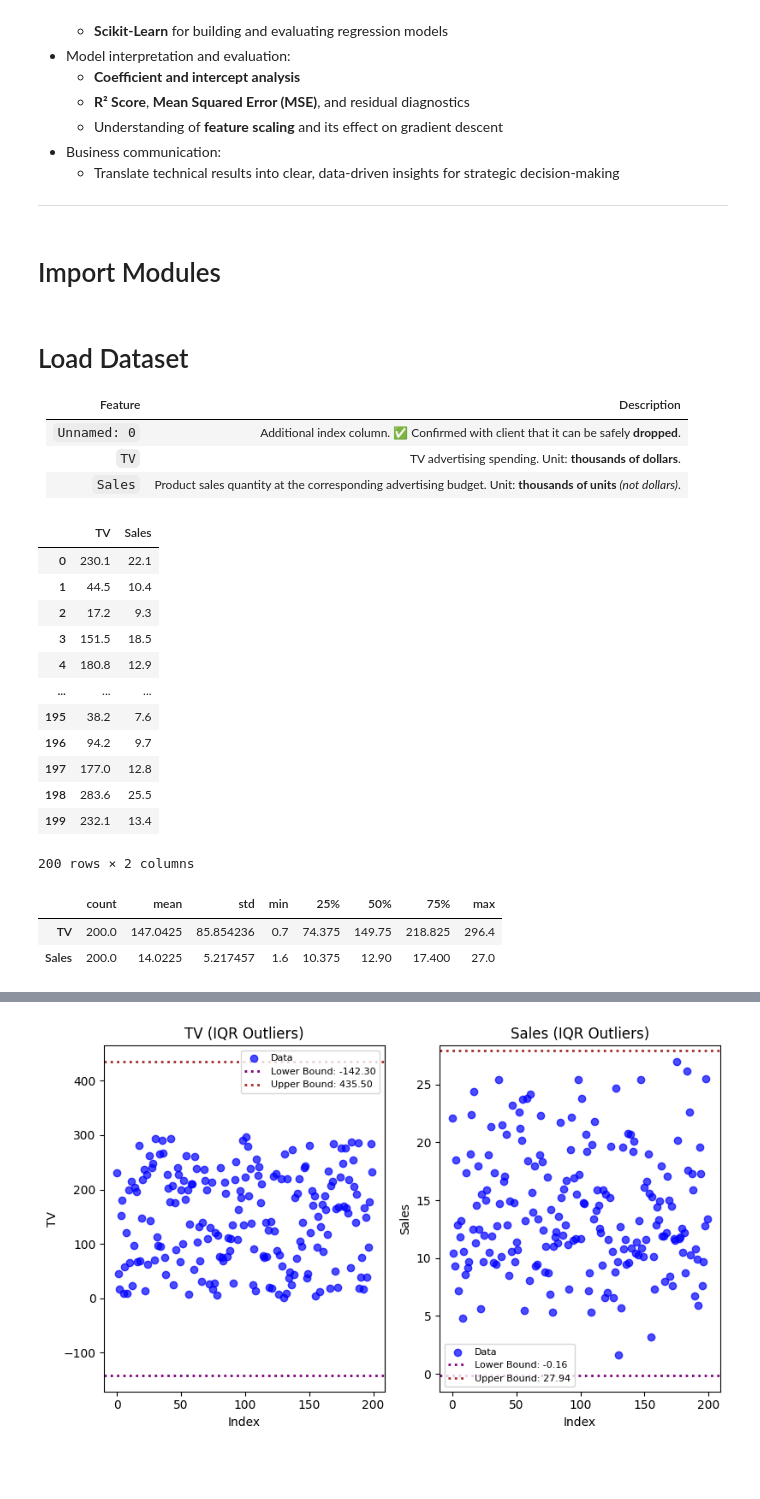
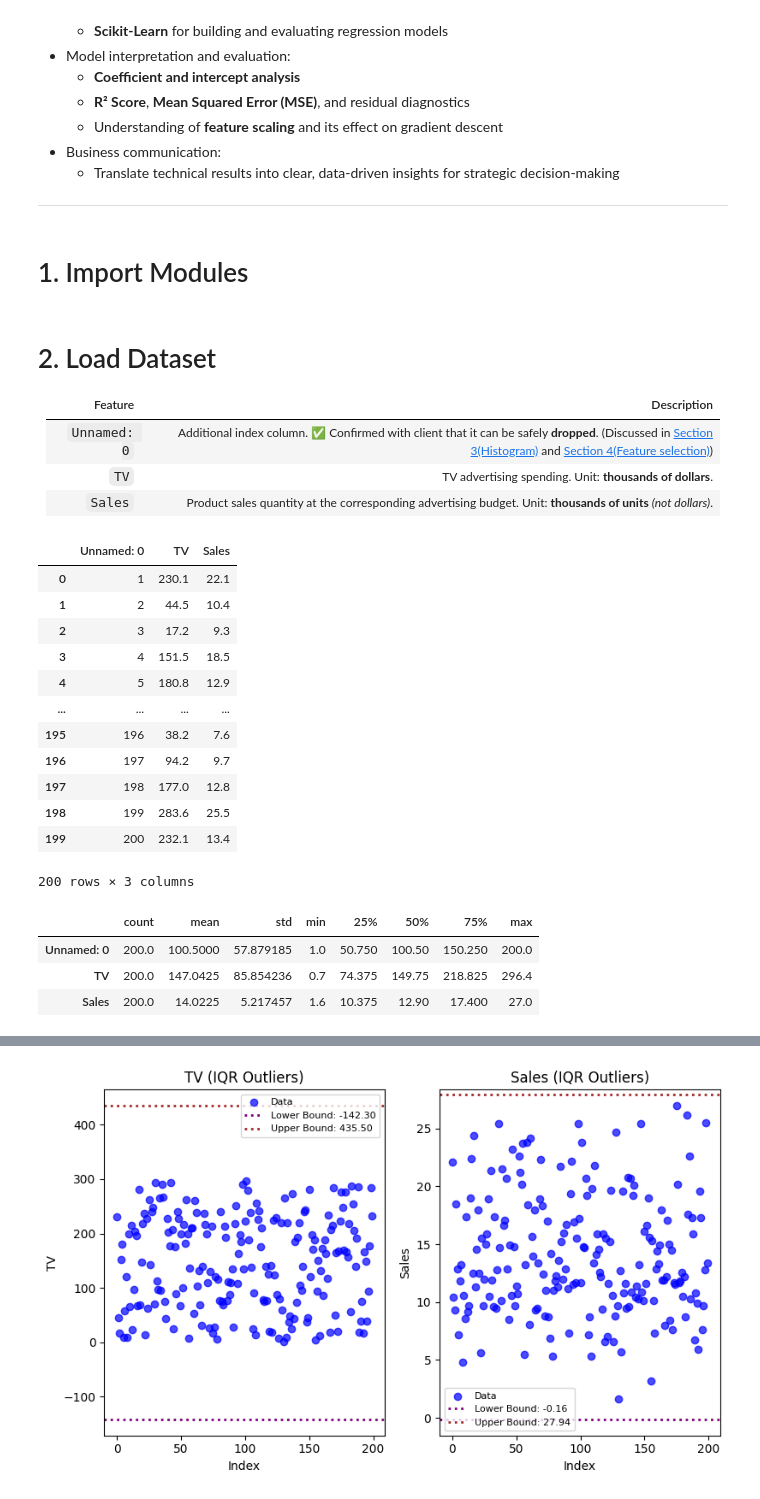
Before and after one commit to alextianyf/LinearRegression-CaseStudy-Spend-Sale-Prediction, a Jupyter notebook: notebooks/01-Simple-LinearRegression.ipynb, the cells around one changed output, grey strips where cells are left out. Drawn from its saved outputs; the diff is of its cells as text; code cells hidden in the pictures; blank space fills up the shorter version.

```diff
--- a/notebooks/01-Simple-LinearRegression.ipynb
+++ b/notebooks/01-Simple-LinearRegression.ipynb
@@ -46,7 +46,7 @@ By completing this project, the following skills and concepts will be demonstrat
 
 ---
 # %% [markdown]
-# Import Modules
+# 1. Import Modules
 # %%
 import sys
 import os
@@ -66,36 +66,35 @@ from spend_sale_lib.Gradient_Descend import simple_gradient_descent
 
 from sklearn.linear_model import LinearRegression
 # %% [markdown]
-# Load Dataset
+# 2. Load Dataset
 
 | Feature        | Description                                                                                   |
 |----------------|-----------------------------------------------------------------------------------------------|
-| `Unnamed: 0`   | Additional index column. ✅ Confirmed with client that it can be safely **dropped**.           |
+| `Unnamed: 0`   | Additional index column. ✅ Confirmed with client that it can be safely **dropped**. (Discussed in [Section 3(Histogram)](#3.-Data-Visualization) and [Section 4(Feature selection)](#4.-Feature-Selection))          |
 | `TV`           | TV advertising spending. Unit: **thousands of dollars**.                                      |
 | `Sales`        | Product sales quantity at the corresponding advertising budget. Unit: **thousands of units** *(not dollars)*. |
 # %%
-df = pd.read_csv('Advertising_simple.csv')
-# drop feature 'Unnamed:0'
-df = df.drop(['Unnamed: 0'], axis=1)
+df = pd.read_csv('../data/Advertising_simple.csv')
 df
 # %% [output]
-|  | TV | Sales |
-| 0 | 230.1 | 22.1 |
-| 1 | 44.5 | 10.4 |
-| 2 | 17.2 | 9.3 |
-| 3 | 151.5 | 18.5 |
-| 4 | 180.8 | 12.9 |
-| ... | ... | ... |
-| 195 | 38.2 | 7.6 |
-| 196 | 94.2 | 9.7 |
-| 197 | 177.0 | 12.8 |
-| 198 | 283.6 | 25.5 |
-| 199 | 232.1 | 13.4 |
+|  | Unnamed: 0 | TV | Sales |
+| 0 | 1 | 230.1 | 22.1 |
+| 1 | 2 | 44.5 | 10.4 |
+| 2 | 3 | 17.2 | 9.3 |
+| 3 | 4 | 151.5 | 18.5 |
+| 4 | 5 | 180.8 | 12.9 |
+| ... | ... | ... | ... |
+| 195 | 196 | 38.2 | 7.6 |
+| 196 | 197 | 94.2 | 9.7 |
+| 197 | 198 | 177.0 | 12.8 |
+| 198 | 199 | 283.6 | 25.5 |
+| 199 | 200 | 232.1 | 13.4 |
-200 rows × 2 columns
+200 rows × 3 columns
 # %%
 df.describe().transpose()
 # %% [output]
 |  | count | mean | std | min | 25% | 50% | 75% | max |
+| Unnamed: 0 | 200.0 | 100.5000 | 57.879185 | 1.0 | 50.750 | 100.50 | 150.250 | 200.0 |
 | TV | 200.0 | 147.0425 | 85.854236 | 0.7 | 74.375 | 149.75 | 218.825 | 296.4 |
 | Sales | 200.0 | 14.0225 | 5.217457 | 1.6 | 10.375 | 12.90 | 17.400 | 27.0 |
 # %% [markdown]
```
Also changed, not shown: parts of 4 cells of this notebook.
